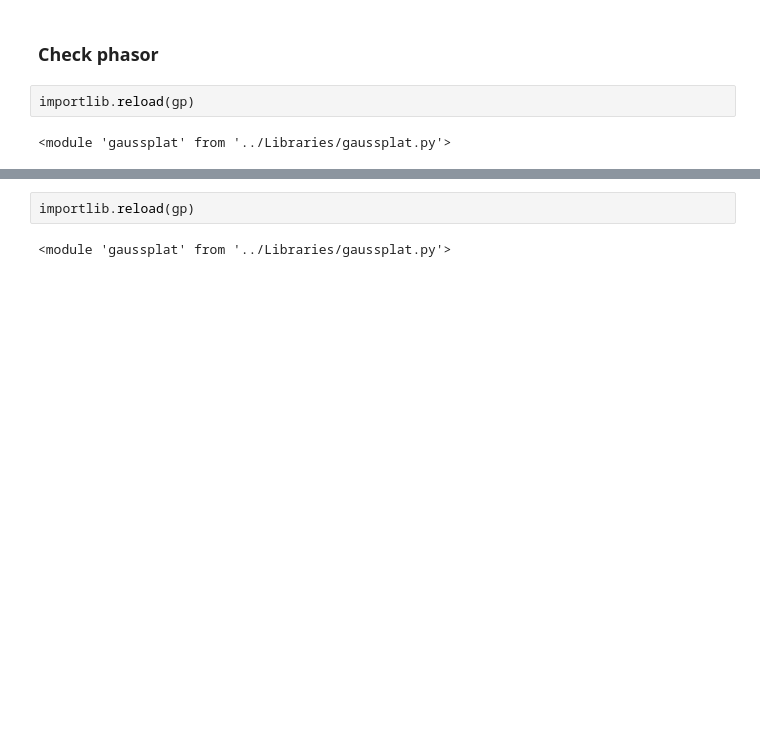
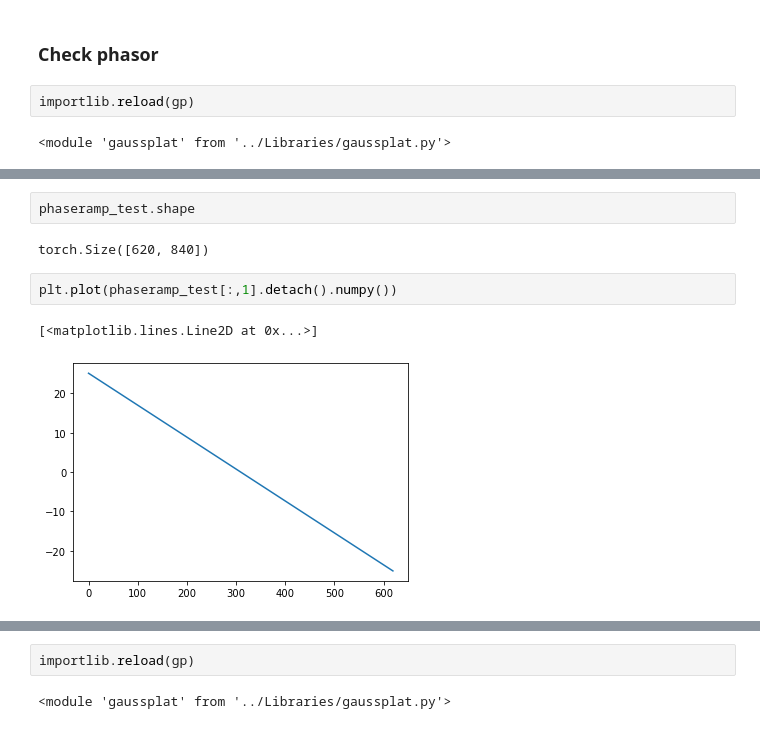
Before and after one commit to neerja/spectralmicroscope_gaussiansplatting, a Jupyter notebook: GaussSplatting/gaussian_localization.ipynb, the cells around one changed output, grey strips where cells are left out. Drawn from its saved outputs; the diff is of its cells as text; blank space fills up the shorter version.

```diff
--- a/GaussSplatting/gaussian_localization.ipynb
+++ b/GaussSplatting/gaussian_localization.ipynb
@@ -471,2 +453,11 @@ g_test = gp.GaussObject(muy,mux,mul,sigy,sigx,sigl)
+# %%
+phaseramp_test.shape
+# %% [output]
+torch.Size([620, 840])
+# %%
+plt.plot(phaseramp_test[:,1].detach().numpy())
+# %% [output]
+[<matplotlib.lines.Line2D at 0x...>]
+[figure, added]
 # %%
 gauss_f_values_test = gp.createGaussFilter(g_test.covariancematrix, coords, NX, NY, g_test.amplitude)
```
Also changed, not shown: parts of 7 cells of this notebook, 1 other file.
